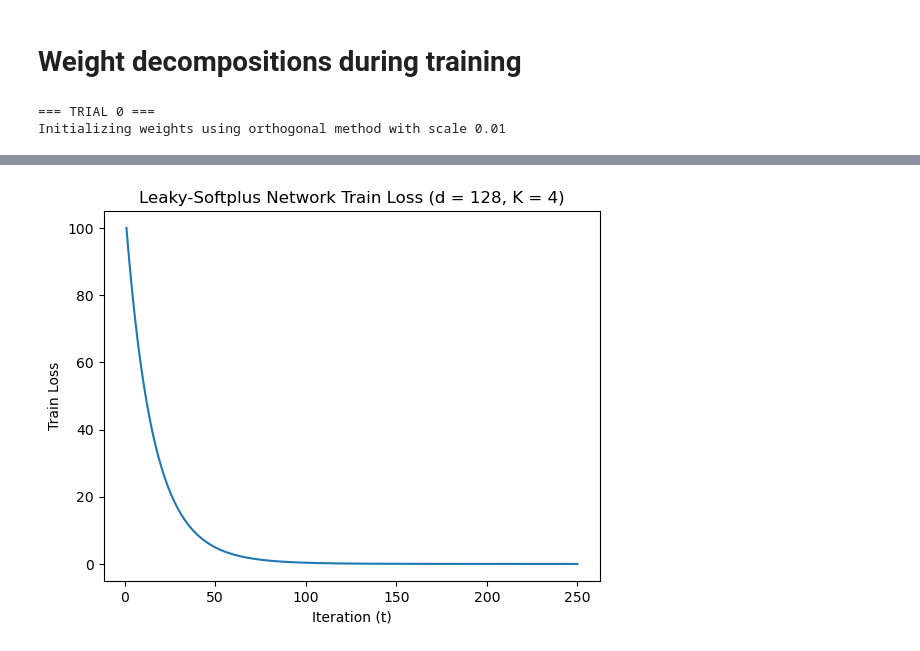
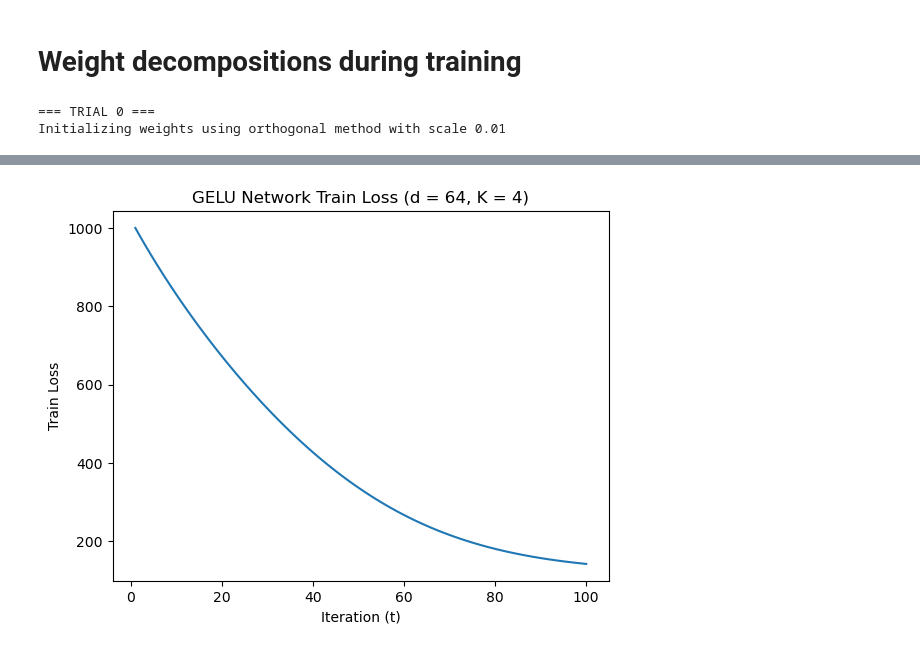
Before and after one commit to alecxu00/mlp-low-dim-gd, a Jupyter notebook: mlp/verify_theory.ipynb, the cells around one changed output, grey strips where cells are left out. Saved outputs shown, nothing was run; the diff lists cells and outputs as text; code cells hidden in the pictures.

```diff
--- a/mlp/verify_theory.ipynb
+++ b/mlp/verify_theory.ipynb
@@ -260,72 +272,84 @@ data_type_map = {
 }
 # %%
 # Data setup
-d = 128 # 128 # Ambient dim
-m = 192 #192
+d = 64 # 128 # Ambient dim
+m = 72 #192
 K = 4 # Number of classes
-N_k = 25
+N_k = 250
 N = N_k * K
-nu = 1
-scale = 10
+nu = np.sqrt(3)
+scale = 1
 
 # Model setup
 L = 2
-act_fn_str = 'Leaky-Softplus'
+act_fn_strs = ['GELU', 'ReLU'] #['ELU', 'GELU', 'SiLU']
 residual = False
 batchnorm = False
-freeze_last_layer = True
 init_method = 'orthogonal'
+last_layer_init_method = 'uniform'
 init_scale = 1e-2
 
 whiten_ = True
 normalize_ = False
-orthogonalize_ = True
+orthogonalize_ = False
 
 # Training setup
-epochs = 250
+epochs = 100
 lr = 1e-3
 freq = 1
 optimizer_type = 'SGD'
 #loss_fn = 'ce_loss'
 loss_fn = 'mse_loss'
+
+save = True
 # %%
-trials = 1
+trials = 10
 
-weight_decomp_norms = np.zeros((trials, epochs, 4))
-weight_decomp_dists = np.zeros((trials, epochs - 1, 4))
-train_losses = np.zeros((trials, epochs))
+weight_decomp_norms = np.zeros((trials, len(act_fn_strs), 2, epochs - 1, 4))
+weight_decomp_dists = np.zeros((trials, len(act_fn_strs), 2, epochs - 1, 4))
+
+
+train_losses = np.zeros((trials, len(act_fn_strs), 2, epochs))
+
+nonlin_comps = np.zeros((trials, len(act_fn_strs), 2, epochs))
 
 for i in range(trials):
-    # Create data
-    train_loader, val_loader, X, Y = get_data(d, K, N_k, scale, nu, normalize_, orthogonalize_, whiten_)
+    for k in range(2):
+        freeze_last_layer = (k == 1) # k = 0 --> False --> train W2, k = 1 --> True --> fix W2
+        for j, act_fn_str in enumerate(act_fn_strs):
 
-    print("=== TRIAL " + str(i) + " ===")
+            # Create data
+            train_loader, val_loader, X, Y = get_data(d, K, N_k, scale, nu, normalize_, orthogonalize_, whiten_)
 
-    # Train model
-    weights, grads, outs, train_losses_trial = train_model(L, d, m, K, act_fn_str,
-                                                     train_loader,
-                                                     val_loader,
-                                                     epochs,
-                                                     lr,
-                                                     freq,
-                                                     loss_fn,
-                                                     optimizer_type=optimizer_type,
-                                                     freeze_last_layer=freeze_last_layer,
-                                                     residual=residual,
-                                                     batchnorm=batchnorm,
-                                                     init_method=init_method,
-                                                     init_scale=init_scale)
+            print("=== TRIAL " + str(i) + " ===")
+
+            # Train model
+            weights, grads, outs, train_losses_trial = train_model(L, d, m, K, act_fn_str,
+                                                             train_loader,
+                                                             val_loader,
+                                                             epochs,
+                                                             lr,
+                                                             freq,
+                                                             loss_fn,
+                                                             optimizer_type=optimizer_type,
+                                                             freeze_last_layer=freeze_last_layer,
+                                                             residual=residual,
+                                                             batchnorm=batchnorm,
+                                                             init_method=init_method,
+                                                             last_layer_init_method=last_layer_init_method,
+                                                             init_scale=init_scale)
 
 
-    # Plot train loss
-    plot_train_losses(train_losses_trial, act_fn_str, d, d, K, None, savefig=False)
-    train_losses[i, :] = train_losses_trial
+            # Plot train loss
+            plot_train_losses(train_losses_trial, act_fn_str, d, K, None, savefig=False)
+            train_losses[i, j, k, :] = train_losses_trial
 
-    # Calculate norms of decompositions
-    trial_decomp_norms, trial_decomp_dists = weight_decomp_norms_dists(weights, grads, K, init_scale, epochs)
+            # Calculate norms of decompositions
+            trial_decomp_norms, trial_decomp_dists = weight_decomp_norms_dists(weights, grads, K, init_scale, epochs)
 
-    weight_decomp_norms[i, ...] = trial_decomp_norms
-    weight_decomp_dists[i, ...] = trial_decomp_dists
+
+            weight_decomp_norms[i, j, k, ...] = trial_decomp_norms
+            weight_decomp_dists[i, j, k, ...] = trial_decomp_dists
 # %% [output]
 === TRIAL 0 ===
 Initializing weights using orthogonal method with scale 0.01
@@ -332 +373 @@ Initializing weights using orthogonal method with scale 0.01
-[figure, old version]
+[figure, new version]
```
Also changed, not shown: parts of 12 cells of this notebook, 41 other files.
